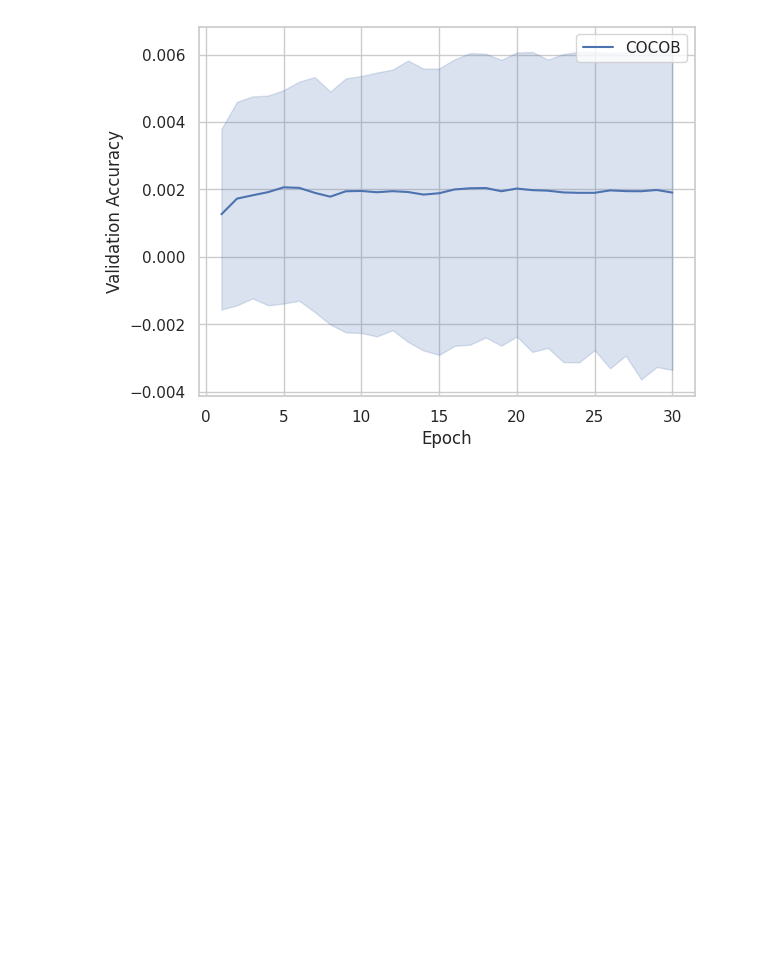
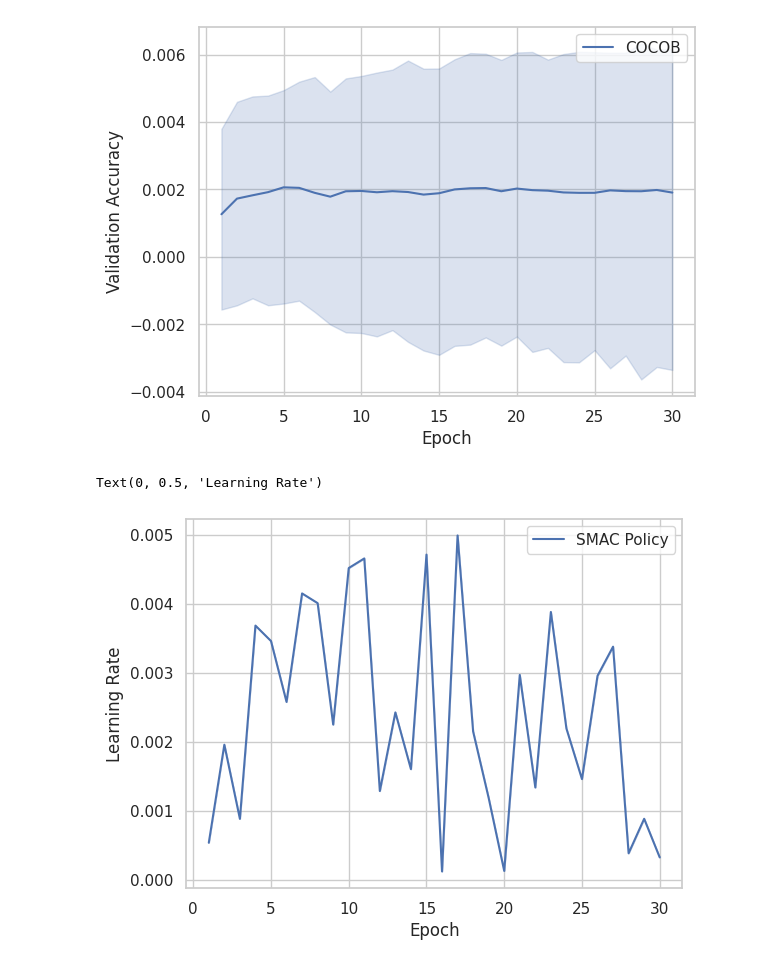
Before and after one commit to MichaHenh/Revisiting_LR_Control, a Jupyter notebook: ba_parameter_free_dac/plotting_mnist.ipynb, the cells around one changed output. Cells and saved outputs as stored; diff of their text form; code cells hidden in the pictures; blank space fills up the shorter version.

```diff
--- a/ba_parameter_free_dac/plotting_mnist.ipynb
+++ b/ba_parameter_free_dac/plotting_mnist.ipynb
@@ -94,3 +101,12 @@ plt.ylabel('Validation Accuracy')
 # %% [output]
 Text(0, 0.5, 'Validation Accuracy')
 [figure]
+# %%
+
+smacpolicy_actions = toDataFrame('./results_cluster/results/smacpolicy_mnist/*/CustomTrackingWrapper.jsonl', 'actions', 1)
+sns.lineplot(data=smacpolicy_actions, x='epoch', y='value', label='SMAC Policy')
+plt.xlabel('Epoch')
+plt.ylabel('Learning Rate')
+# %% [output]
+Text(0, 0.5, 'Learning Rate')
+[figure, added]
```
Also changed, not shown: parts of 3 cells of this notebook, 3 other files.
